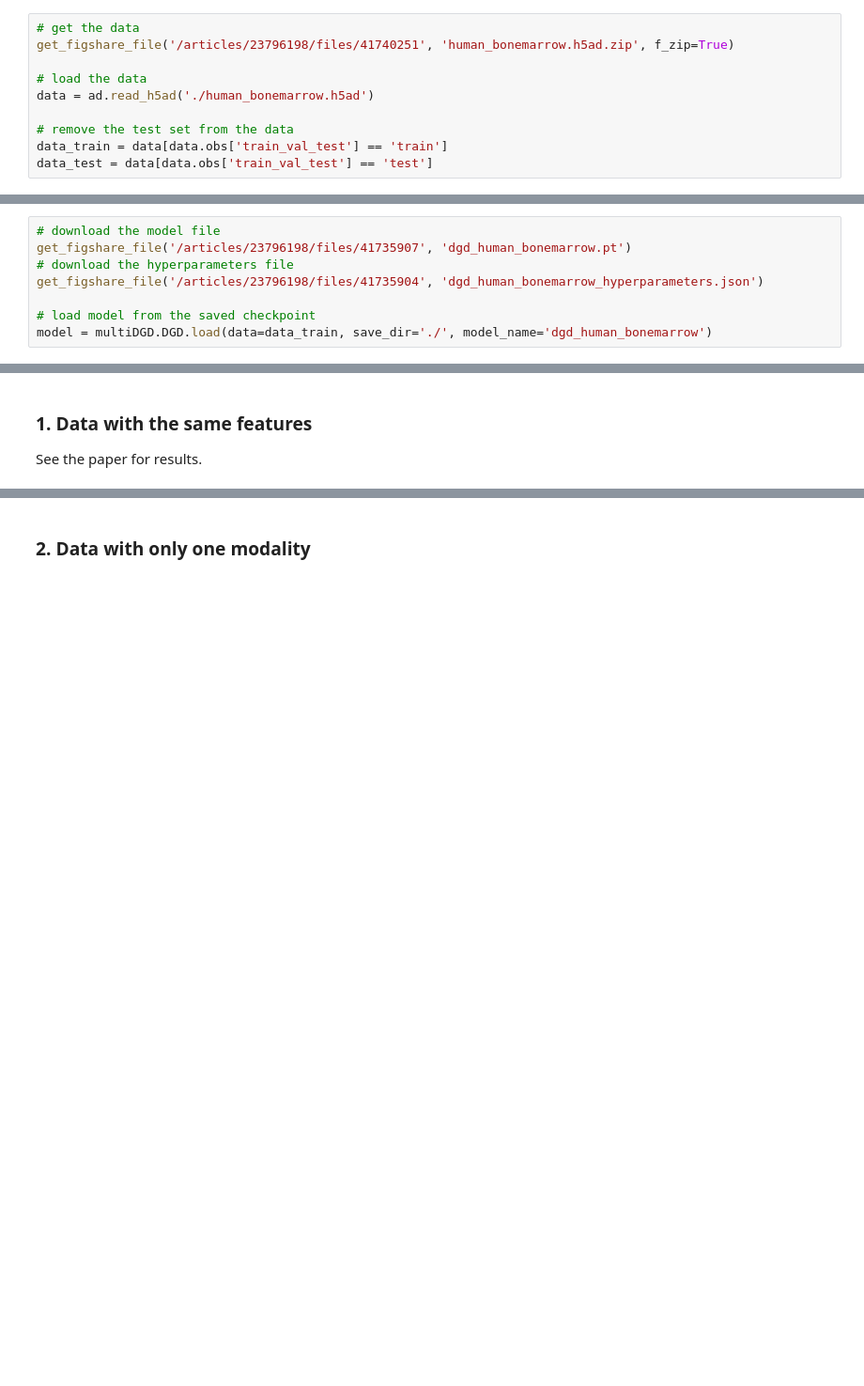
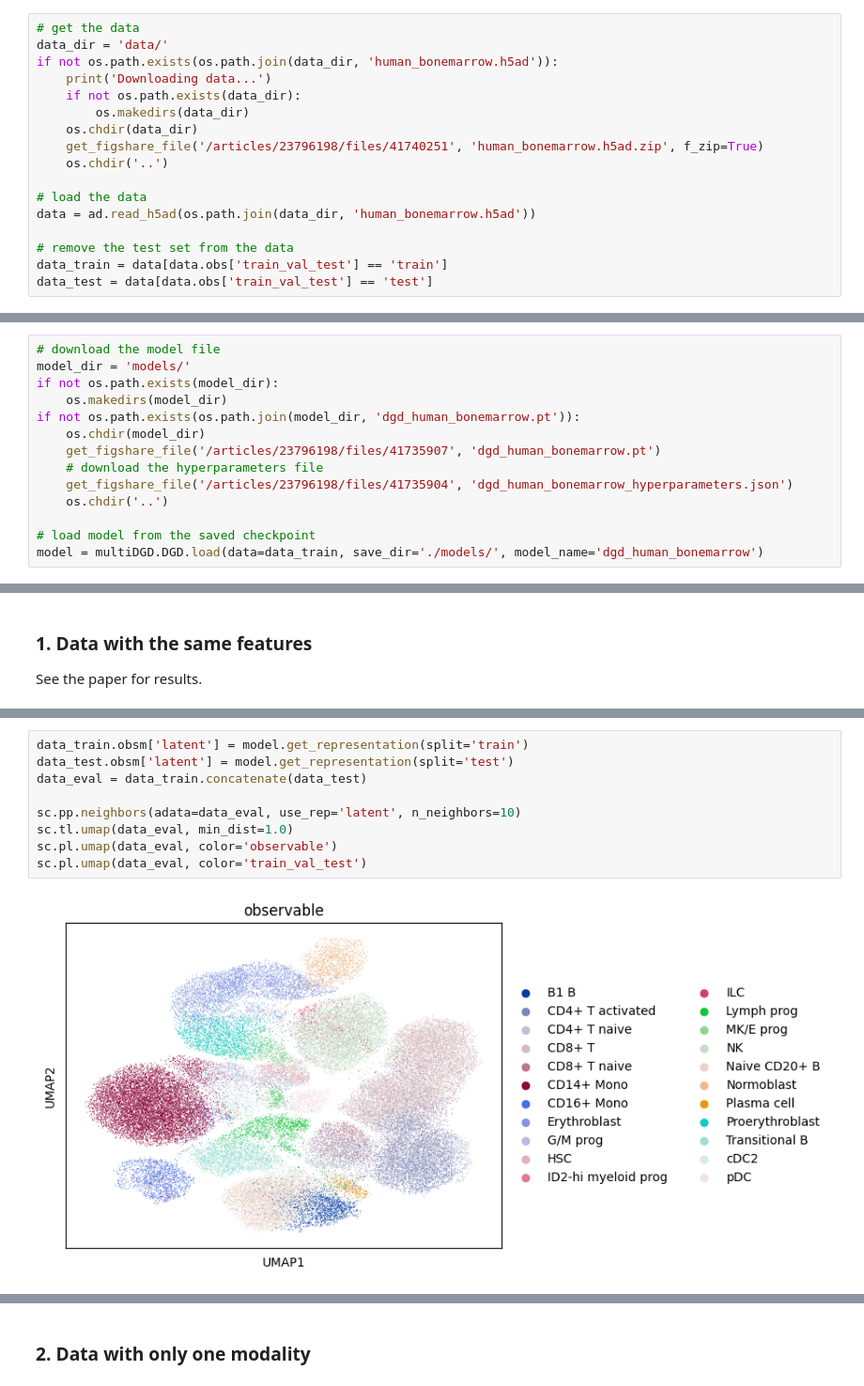
Before and after one commit to Center-for-Health-Data-Science/multiDGD, a Jupyter notebook: tutorials/example_mapping_new_data.ipynb, the cells around one changed output, grey strips where cells are left out. Shown at 94% size. Cells and saved outputs as stored; diff of their text form; blank space fills up the shorter version.

```diff
--- a/tutorials/example_mapping_new_data.ipynb
+++ b/tutorials/example_mapping_new_data.ipynb
@@ -17,10 +31,17 @@ First we need to get the data the model was trained on. This will be removed for
 from multiDGD.utils.model_loading import *
 # %%
 # get the data
-get_figshare_file('/articles/23796198/files/41740251', 'human_bonemarrow.h5ad.zip', f_zip=True)
+data_dir = 'data/'
+if not os.path.exists(os.path.join(data_dir, 'human_bonemarrow.h5ad')):
+    print('Downloading data...')
+    if not os.path.exists(data_dir):
+        os.makedirs(data_dir)
+    os.chdir(data_dir)
+    get_figshare_file('/articles/23796198/files/41740251', 'human_bonemarrow.h5ad.zip', f_zip=True)
+    os.chdir('..')
 
 # load the data
-data = ad.read_h5ad('./human_bonemarrow.h5ad')
+data = ad.read_h5ad(os.path.join(data_dir, 'human_bonemarrow.h5ad'))
 
 # remove the test set from the data
 data_train = data[data.obs['train_val_test'] == 'train']
@@ -30,9 +49,15 @@ File human_bonemarrow.h5ad.zip already exists
 # %%
 # download the model file
-get_figshare_file('/articles/23796198/files/41735907', 'dgd_human_bonemarrow.pt')
-# download the hyperparameters file
-get_figshare_file('/articles/23796198/files/41735904', 'dgd_human_bonemarrow_hyperparameters.json')
+model_dir = 'models/'
+if not os.path.exists(model_dir):
+    os.makedirs(model_dir)
+if not os.path.exists(os.path.join(model_dir, 'dgd_human_bonemarrow.pt')):
+    os.chdir(model_dir)
+    get_figshare_file('/articles/23796198/files/41735907', 'dgd_human_bonemarrow.pt')
+    # download the hyperparameters file
+    get_figshare_file('/articles/23796198/files/41735904', 'dgd_human_bonemarrow_hyperparameters.json')
+    os.chdir('..')
 
 # load model from the saved checkpoint
-model = multiDGD.DGD.load(data=data_train, save_dir='./', model_name='dgd_human_bonemarrow')
+model = multiDGD.DGD.load(data=data_train, save_dir='./models/', model_name='dgd_human_bonemarrow')
 # %% [output]
@@ -59,0 +88,11 @@ model.predict_new(data_test)
+# %%
+data_train.obsm['latent'] = model.get_representation(split='train')
+data_test.obsm['latent'] = model.get_representation(split='test')
+data_eval = data_train.concatenate(data_test)
+
+sc.pp.neighbors(adata=data_eval, use_rep='latent', n_neighbors=10)
+sc.tl.umap(data_eval, min_dist=1.0)
+sc.pl.umap(data_eval, color='observable')
+sc.pl.umap(data_eval, color='train_val_test')
+# %% [output]
+[figure, added]
```
Also changed, not shown: parts of 6 cells of this notebook, 5 other files.
